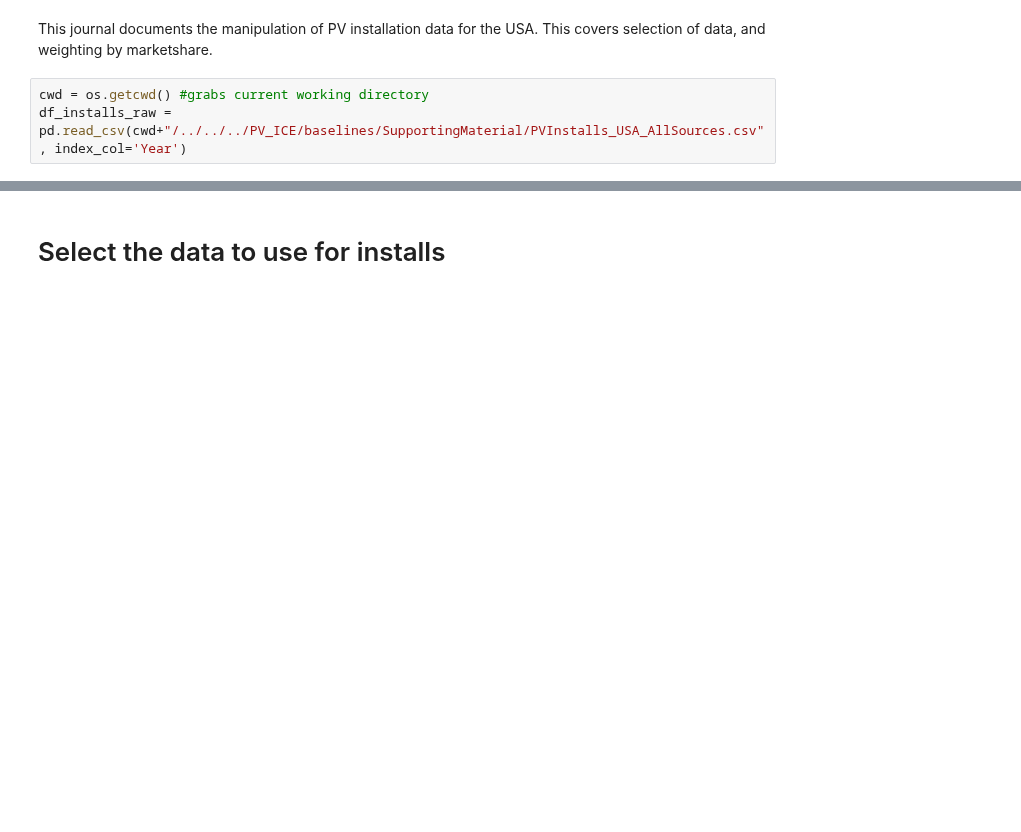
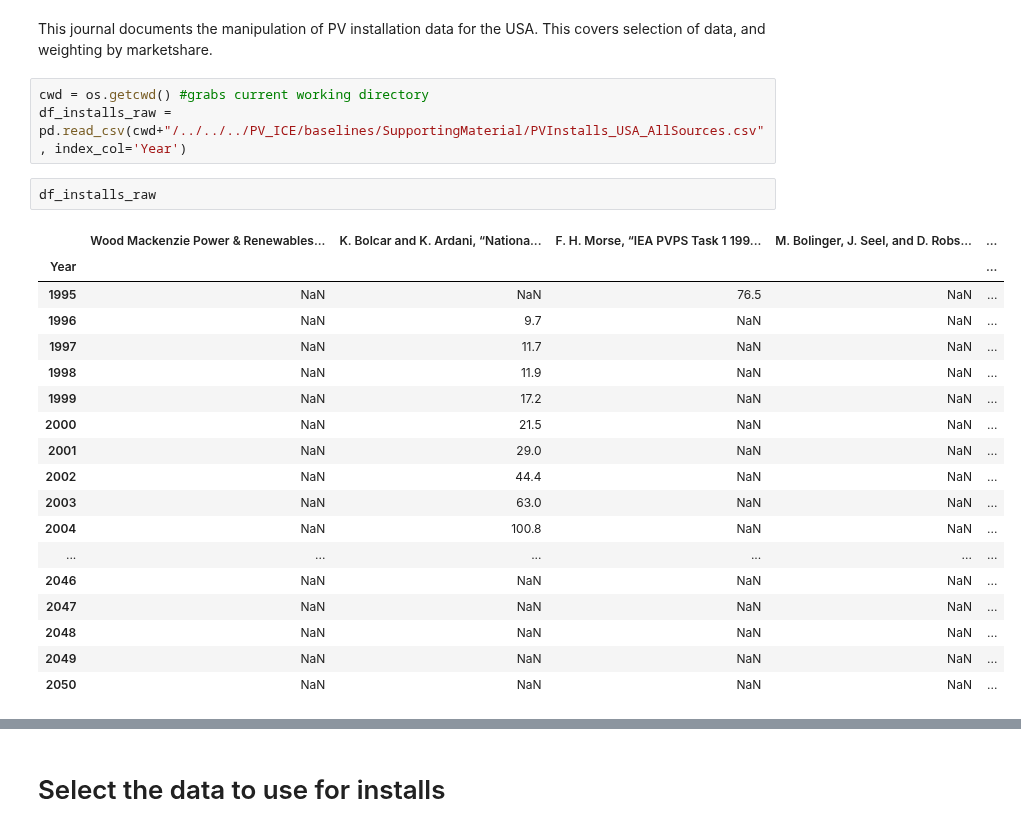
Before and after one commit to NREL/PV_ICE, a Jupyter notebook: docs/tutorials/baseline development documentation/(baseline development) PV Installations - USA.ipynb, the cells around one changed output, grey strips where cells are left out. Drawn from its saved outputs; the diff is of its cells as text; blank space fills up the shorter version.

```diff
--- a/docs/tutorials/baseline development documentation/(baseline development) PV Installations - USA.ipynb
+++ b/docs/tutorials/baseline development documentation/(baseline development) PV Installations - USA.ipynb
@@ -12,6 +12,27 @@ This journal documents the manipulation of PV installation data for the USA. Thi
 # %%
 cwd = os.getcwd() #grabs current working directory
 df_installs_raw = pd.read_csv(cwd+"/../../../PV_ICE/baselines/SupportingMaterial/PVInstalls_USA_AllSources.csv", index_col='Year')
+# %%
+df_installs_raw
+# %% [output]
+|  | Wood Mackenzie Power & Renewables... | K. Bolcar and K. Ardani, “Nationa... | F. H. Morse, “IEA PVPS Task 1 199... | M. Bolinger, J. Seel, and D. Robs... | ... |
+| Year |  |  |  |  | ... |
+| 1995 | NaN | NaN | 76.5 | NaN | ... |
+| 1996 | NaN | 9.7 | NaN | NaN | ... |
+| 1997 | NaN | 11.7 | NaN | NaN | ... |
+| 1998 | NaN | 11.9 | NaN | NaN | ... |
+| 1999 | NaN | 17.2 | NaN | NaN | ... |
+| 2000 | NaN | 21.5 | NaN | NaN | ... |
+| 2001 | NaN | 29.0 | NaN | NaN | ... |
+| 2002 | NaN | 44.4 | NaN | NaN | ... |
+| 2003 | NaN | 63.0 | NaN | NaN | ... |
+| 2004 | NaN | 100.8 | NaN | NaN | ... |
+| ... | ... | ... | ... | ... | ... |
+| 2046 | NaN | NaN | NaN | NaN | ... |
+| 2047 | NaN | NaN | NaN | NaN | ... |
+| 2048 | NaN | NaN | NaN | NaN | ... |
+| 2049 | NaN | NaN | NaN | NaN | ... |
+| 2050 | NaN | NaN | NaN | NaN | ... |
 # %%
 sources = df_installs_raw.columns
 #print(len(sources))
```
Also changed, not shown: parts of 7 cells of this notebook, 11 other files.
